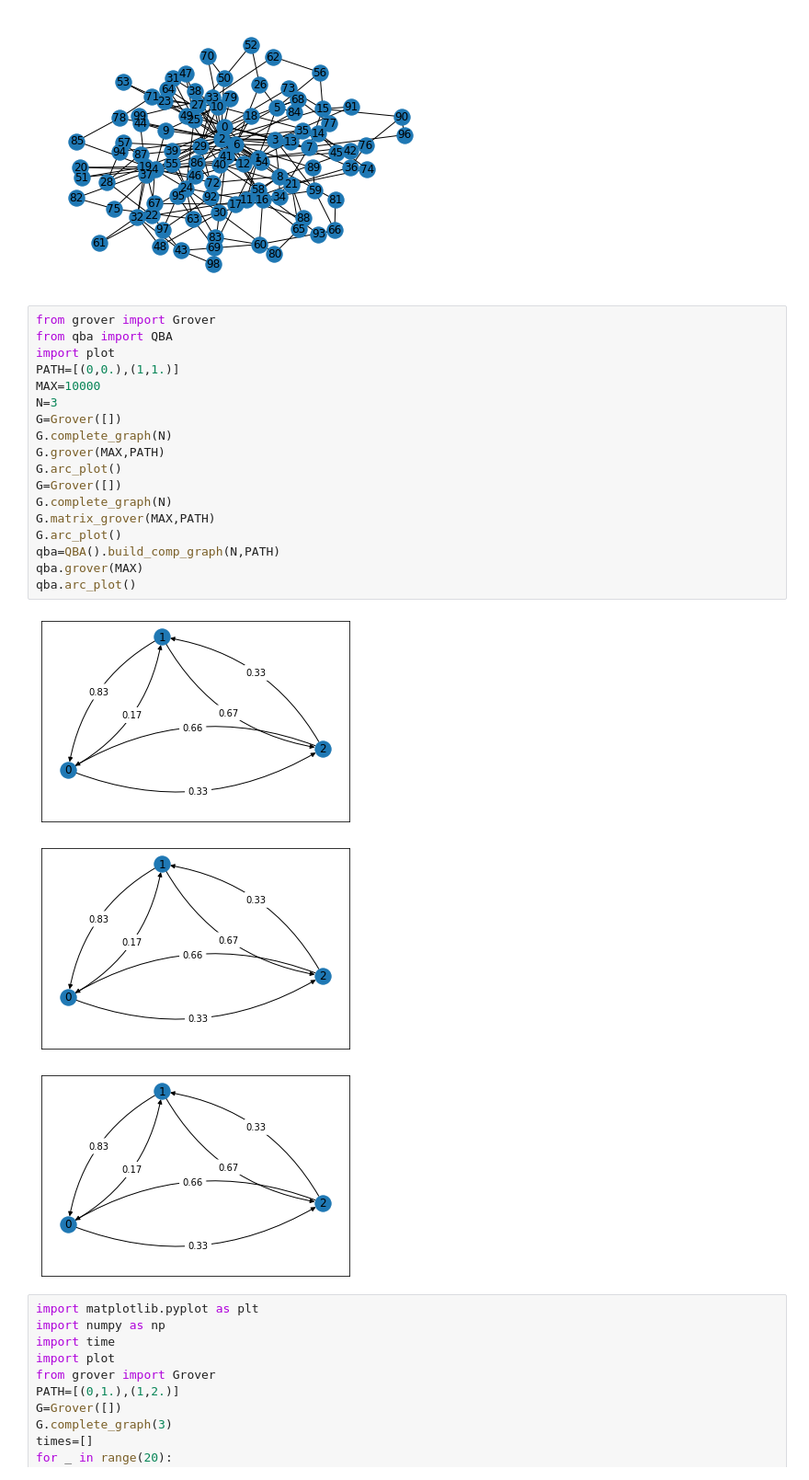
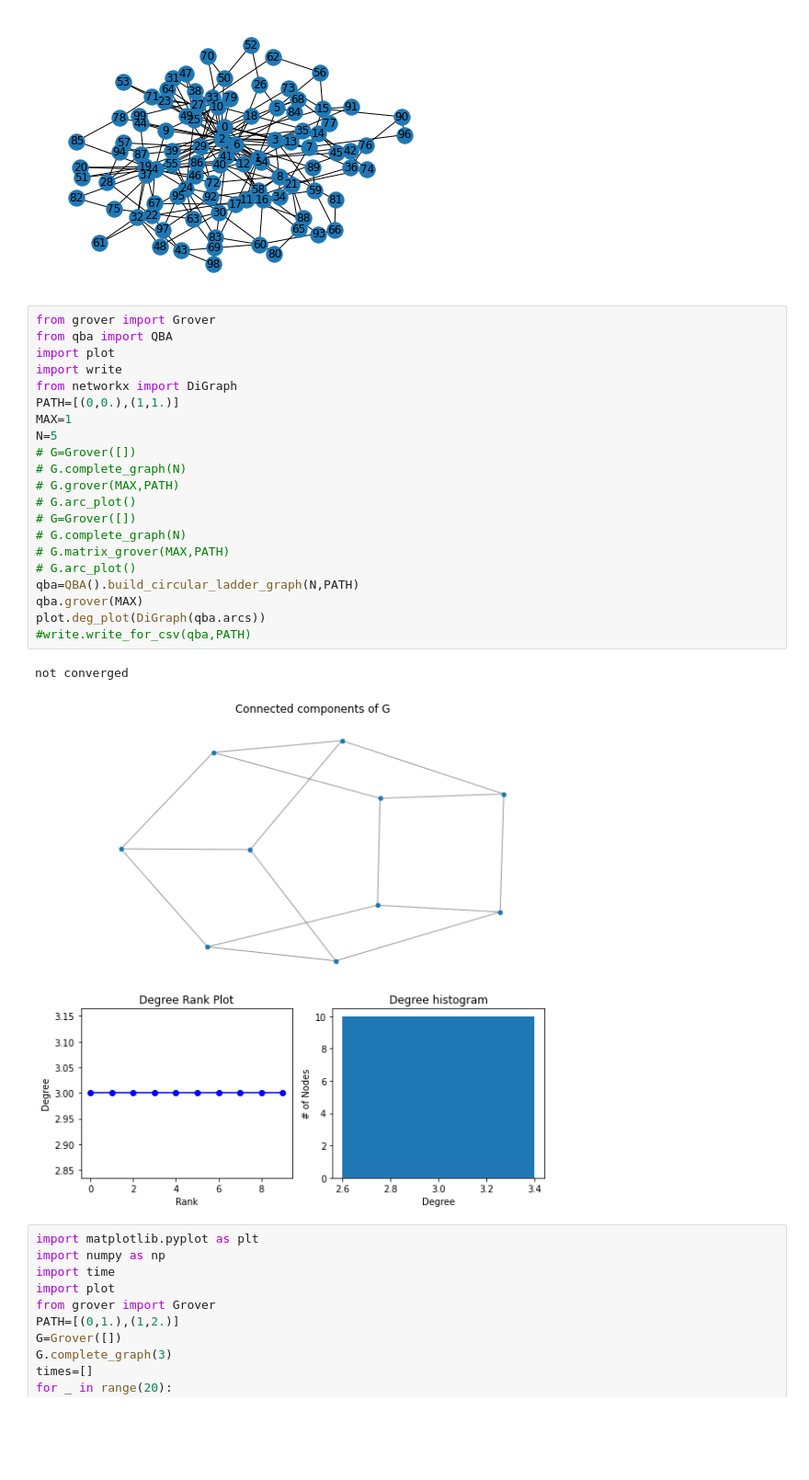
Before and after one commit to Tshou1219/qba, a Jupyter notebook: main.ipynb, the cells around one changed output. Shown at 92% size. Drawn from its saved outputs; the diff is of its cells as text; blank space fills up the shorter version.

Commit message:
make_write_and_some_graph_generator

```diff
--- a/main.ipynb
+++ b/main.ipynb
@@ -8,25 +8,27 @@ bamodel.draw()
 # %%
 from grover import Grover
 from qba import QBA
 import plot
+import write
+from networkx import DiGraph
 PATH=[(0,0.),(1,1.)]
-MAX=10000
-N=3
-G=Grover([])
-G.complete_graph(N)
-G.grover(MAX,PATH)
-G.arc_plot()
-G=Grover([])
-G.complete_graph(N)
-G.matrix_grover(MAX,PATH)
-G.arc_plot()
-qba=QBA().build_comp_graph(N,PATH)
+MAX=1
+N=5
+# G=Grover([])
+# G.complete_graph(N)
+# G.grover(MAX,PATH)
+# G.arc_plot()
+# G=Grover([])
+# G.complete_graph(N)
+# G.matrix_grover(MAX,PATH)
+# G.arc_plot()
+qba=QBA().build_circular_ladder_graph(N,PATH)
 qba.grover(MAX)
-qba.arc_plot()
+plot.deg_plot(DiGraph(qba.arcs))
+#write.write_for_csv(qba,PATH)
 # %% [output]
+not converged
-[figure, old version]
+[figure, new version]
-[figure, removed]
-[figure, removed]
 # %%
 import matplotlib.pyplot as plt
 import numpy as np
```
Also changed, not shown: parts of 2 cells of this notebook, 3 other files.
